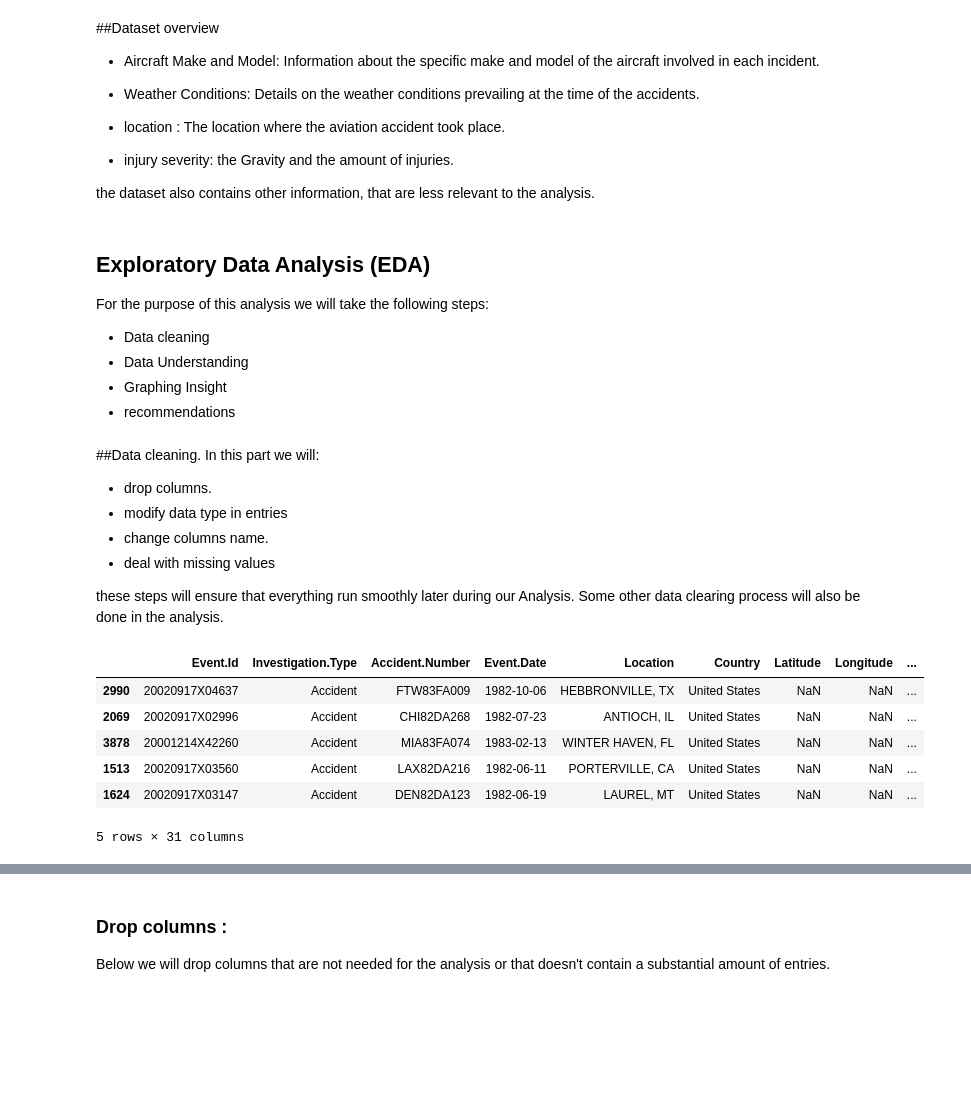
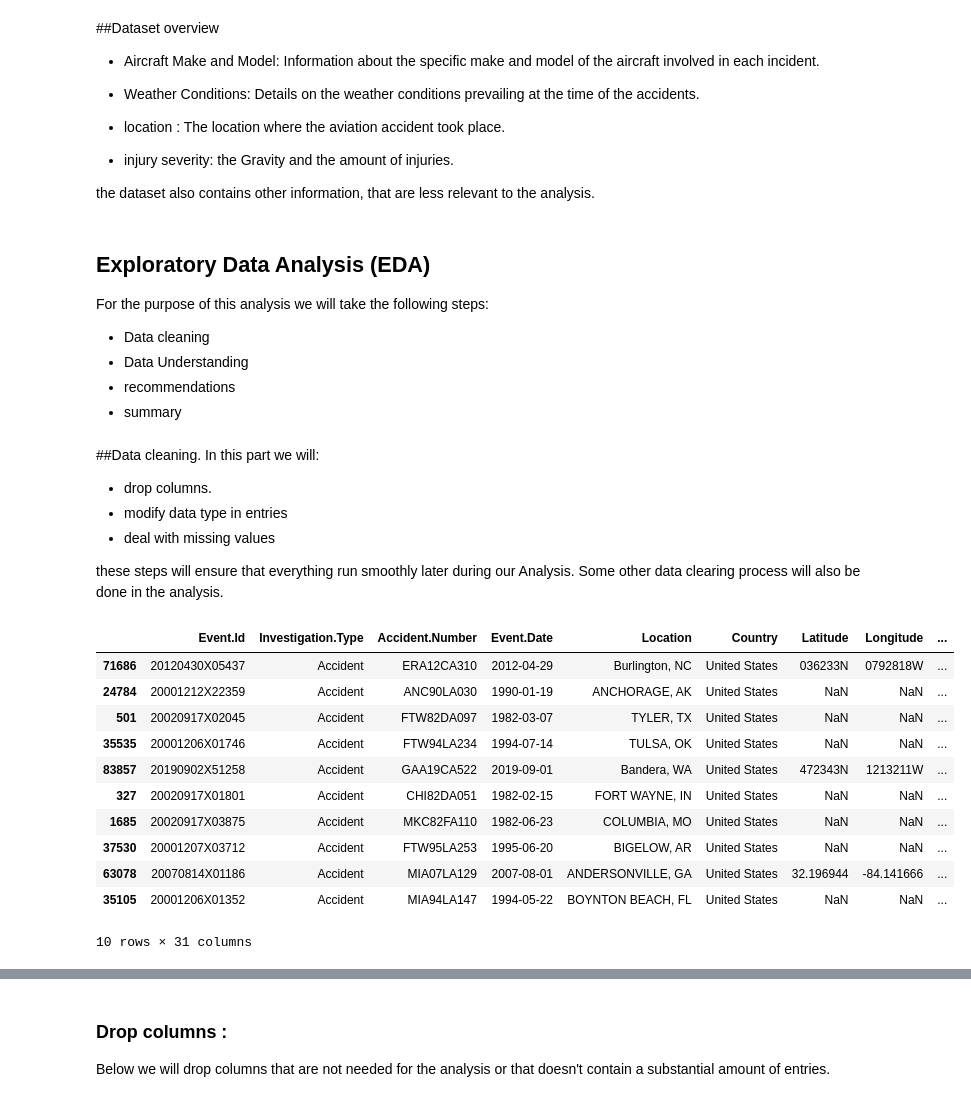
Before and after one commit to Haender-Michael/Haender_practice, a Jupyter notebook: Copie_de_Copie_de_Untitled1.ipynb, the cells around one changed output, grey strips where cells are left out. Cells and saved outputs as stored; diff of their text form; code cells hidden in the pictures; blank space fills up the shorter version.

```diff
--- a/Copie_de_Copie_de_Untitled1.ipynb
+++ b/Copie_de_Copie_de_Untitled1.ipynb
@@ -31,29 +31,33 @@ df = pd.read_csv('./AviationData.csv', encoding='latin1', low_memory=False)
 For the purpose of this analysis we will take the following steps:
 - Data cleaning
 - Data Understanding
-- Graphing Insight
 - recommendations
+- summary
 # %% [markdown]
 ##Data cleaning.
 In this part we will:
 - drop columns.
 - modify data type in entries
-- change columns name.
 - deal with missing values
 
 these steps will ensure that everything run smoothly later during our Analysis.
 Some other data clearing process will also be done in the analysis.
 # %%
 # first let's draw a quick view of the data.
-df.sample(5)
+df.sample(10)
 # %% [output]
 |  | Event.Id | Investigation.Type | Accident.Number | Event.Date | Location | Country | Latitude | Longitude | ... |
-| 2990 | 20020917X04637 | Accident | FTW83FA009 | 1982-10-06 | HEBBRONVILLE, TX | United States | NaN | NaN | ... |
-| 2069 | 20020917X02996 | Accident | CHI82DA268 | 1982-07-23 | ANTIOCH, IL | United States | NaN | NaN | ... |
-| 3878 | 20001214X42260 | Accident | MIA83FA074 | 1983-02-13 | WINTER HAVEN, FL | United States | NaN | NaN | ... |
-| 1513 | 20020917X03560 | Accident | LAX82DA216 | 1982-06-11 | PORTERVILLE, CA | United States | NaN | NaN | ... |
-| 1624 | 20020917X03147 | Accident | DEN82DA123 | 1982-06-19 | LAUREL, MT | United States | NaN | NaN | ... |
+| 71686 | 20120430X05437 | Accident | ERA12CA310 | 2012-04-29 | Burlington, NC | United States | 036233N | 0792818W | ... |
+| 24784 | 20001212X22359 | Accident | ANC90LA030 | 1990-01-19 | ANCHORAGE, AK | United States | NaN | NaN | ... |
+| 501 | 20020917X02045 | Accident | FTW82DA097 | 1982-03-07 | TYLER, TX | United States | NaN | NaN | ... |
+| 35535 | 20001206X01746 | Accident | FTW94LA234 | 1994-07-14 | TULSA, OK | United States | NaN | NaN | ... |
+| 83857 | 20190902X51258 | Accident | GAA19CA522 | 2019-09-01 | Bandera, WA | United States | 472343N | 1213211W | ... |
+| 327 | 20020917X01801 | Accident | CHI82DA051 | 1982-02-15 | FORT WAYNE, IN | United States | NaN | NaN | ... |
+| 1685 | 20020917X03875 | Accident | MKC82FA110 | 1982-06-23 | COLUMBIA, MO | United States | NaN | NaN | ... |
+| 37530 | 20001207X03712 | Accident | FTW95LA253 | 1995-06-20 | BIGELOW, AR | United States | NaN | NaN | ... |
+| 63078 | 20070814X01186 | Accident | MIA07LA129 | 2007-08-01 | ANDERSONVILLE, GA | United States | 32.196944 | -84.141666 | ... |
+| 35105 | 20001206X01352 | Accident | MIA94LA147 | 1994-05-22 | BOYNTON BEACH, FL | United States | NaN | NaN | ... |
-5 rows × 31 columns
+10 rows × 31 columns
 # %%
 df.describe()
 # %% [output]
```
Also changed, not shown: parts of 30 cells of this notebook.
